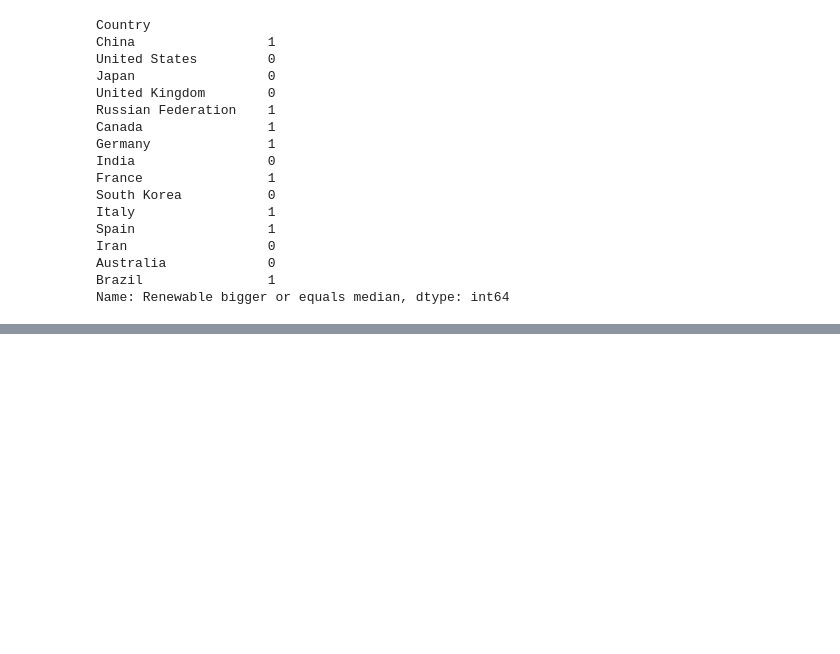
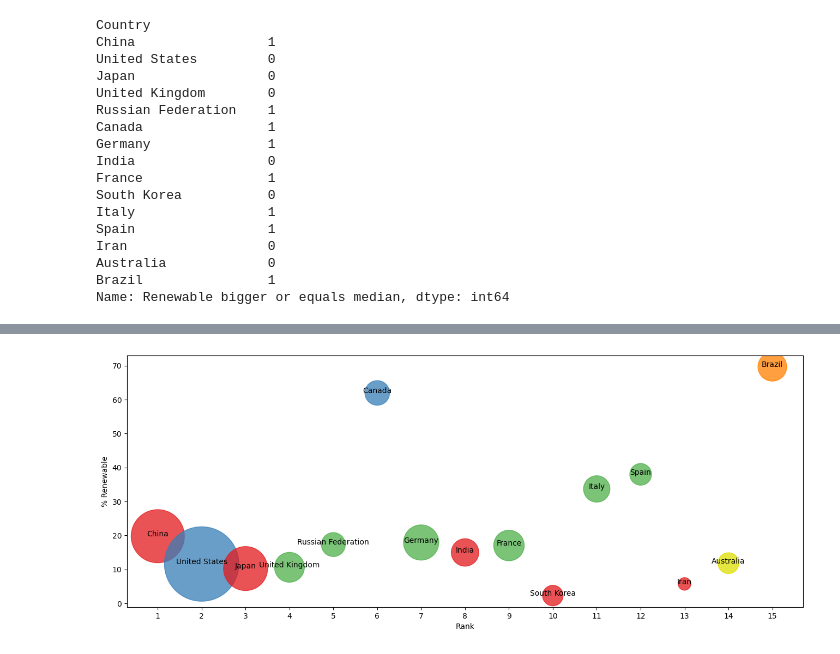
Before and after one commit to ImWfak/Python_Laboratory_3, a Jupyter notebook: main.ipynb, the cells around one changed output, grey strips where cells are left out. Cells and saved outputs as stored; diff of their text form; code cells hidden in the pictures; blank space fills up the shorter version.

```diff
--- a/main.ipynb
+++ b/main.ipynb
@@ -257,0 +278,8 @@ ContinentDict = {
+# %%
+diagram = merged_df.plot(x='Rank', y='% Renewable', kind='scatter',
+                         c=['#e41a1c','#377eb8','#e41a1c','#4daf4a','#4daf4a','#377eb8','#4daf4a','#e41a1c','#4daf4a','#e41a1c','#4daf4a','#4daf4a','#e41a1c','#dede00','#ff7f00'],
+                         xticks=range(1,16), s=6*merged_df['2014']/10**10, alpha=.75, figsize=[16,6])
+for i, txt in enumerate(merged_df.index):
+    diagram.annotate(txt, [merged_df['Rank'].iloc[i], merged_df['% Renewable'].iloc[i]], ha='center')
+# %% [output]
+[figure, added]
```
Also changed, not shown: parts of 4 cells of this notebook.
